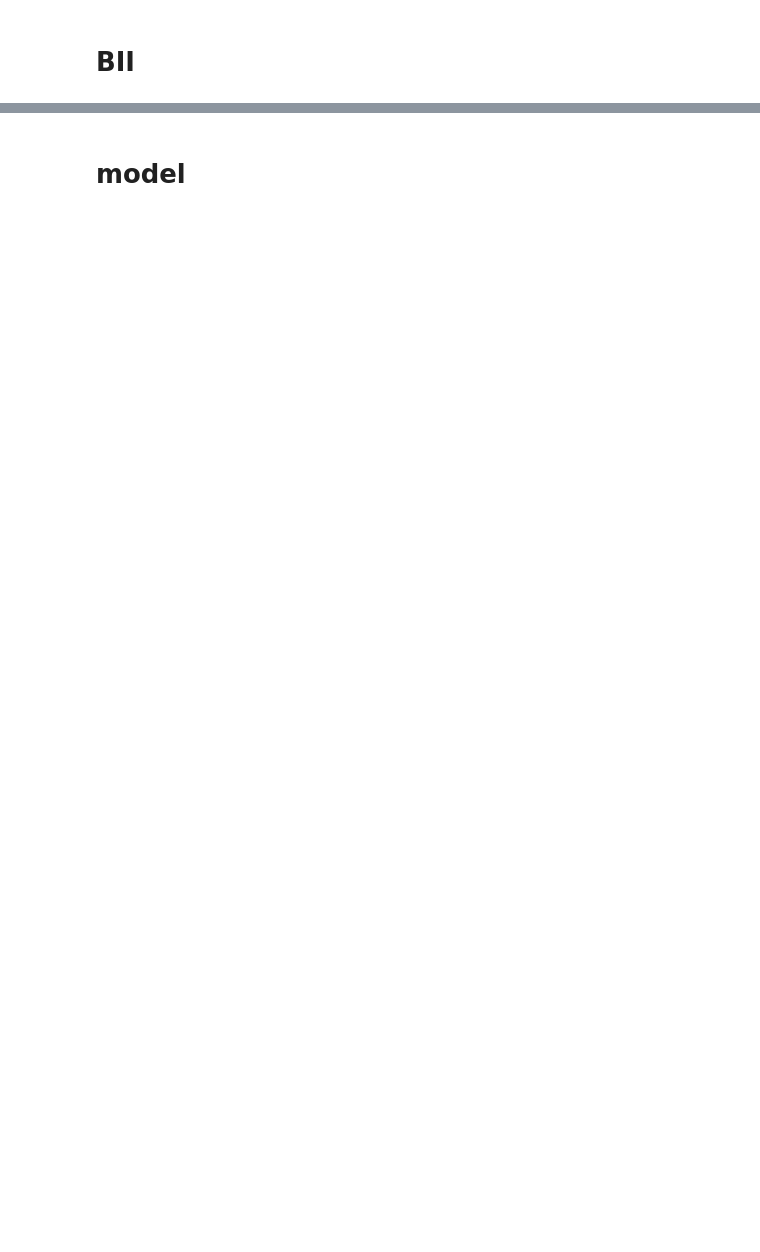
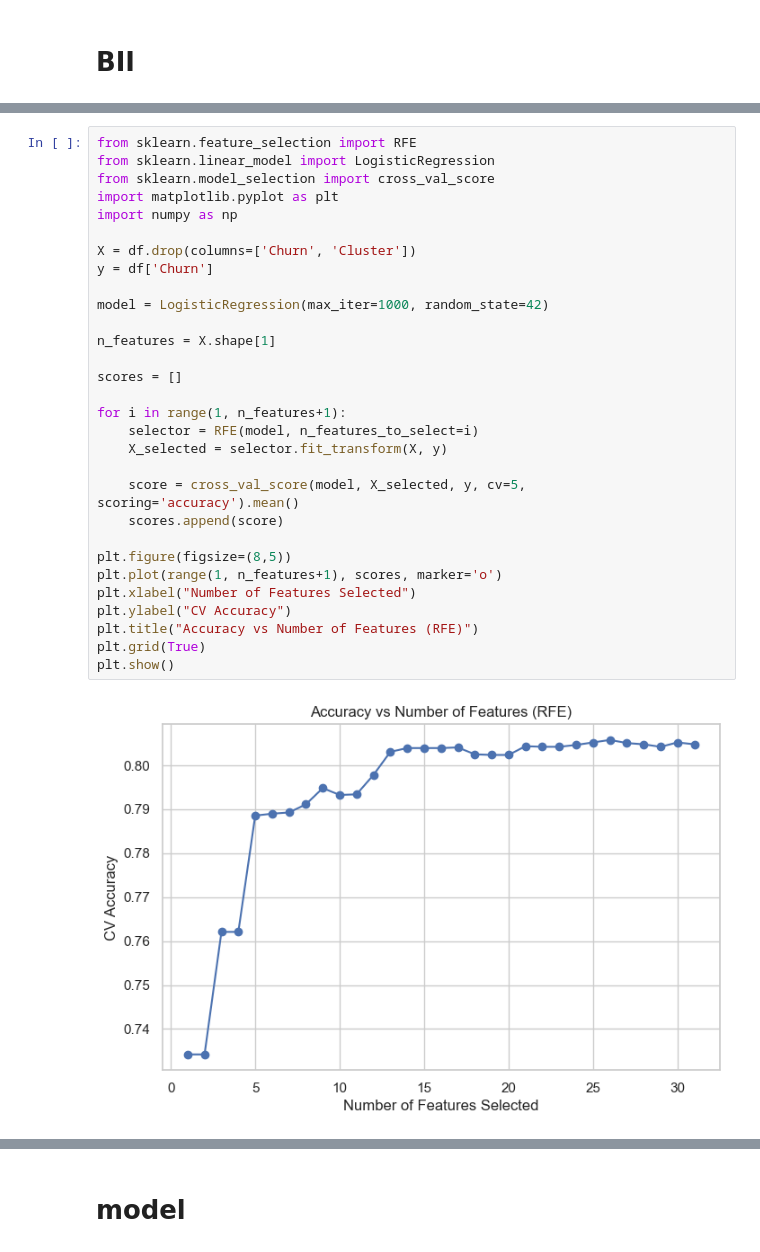
Before and after one commit to MinaMehdipoor/Telco-churn-prediction, a Jupyter notebook: main.ipynb, the cells around one changed output, grey strips where cells are left out. Drawn from its saved outputs; the diff is of its cells as text; blank space fills up the shorter version.

```diff
--- a/main.ipynb
+++ b/main.ipynb
@@ -340,3 +420,35 @@ plt.show()
+# %%
+from sklearn.feature_selection import RFE
+from sklearn.linear_model import LogisticRegression
+from sklearn.model_selection import cross_val_score
+import matplotlib.pyplot as plt
+import numpy as np
+
+X = df.drop(columns=['Churn', 'Cluster'])
+y = df['Churn']
+
+model = LogisticRegression(max_iter=1000, random_state=42)
+
+n_features = X.shape[1]
+
+scores = []
+
+for i in range(1, n_features+1):
+    selector = RFE(model, n_features_to_select=i)
+    X_selected = selector.fit_transform(X, y)
+
+    score = cross_val_score(model, X_selected, y, cv=5, scoring='accuracy').mean()
+    scores.append(score)
+
+plt.figure(figsize=(8,5))
+plt.plot(range(1, n_features+1), scores, marker='o')
+plt.xlabel("Number of Features Selected")
+plt.ylabel("CV Accuracy")
+plt.title("Accuracy vs Number of Features (RFE)")
+plt.grid(True)
+plt.show()
+# %% [output]
+[figure, added]
 # %%
 corr_matrix = df.corr().abs()
 
```
Also changed, not shown: parts of 18 cells of this notebook.
